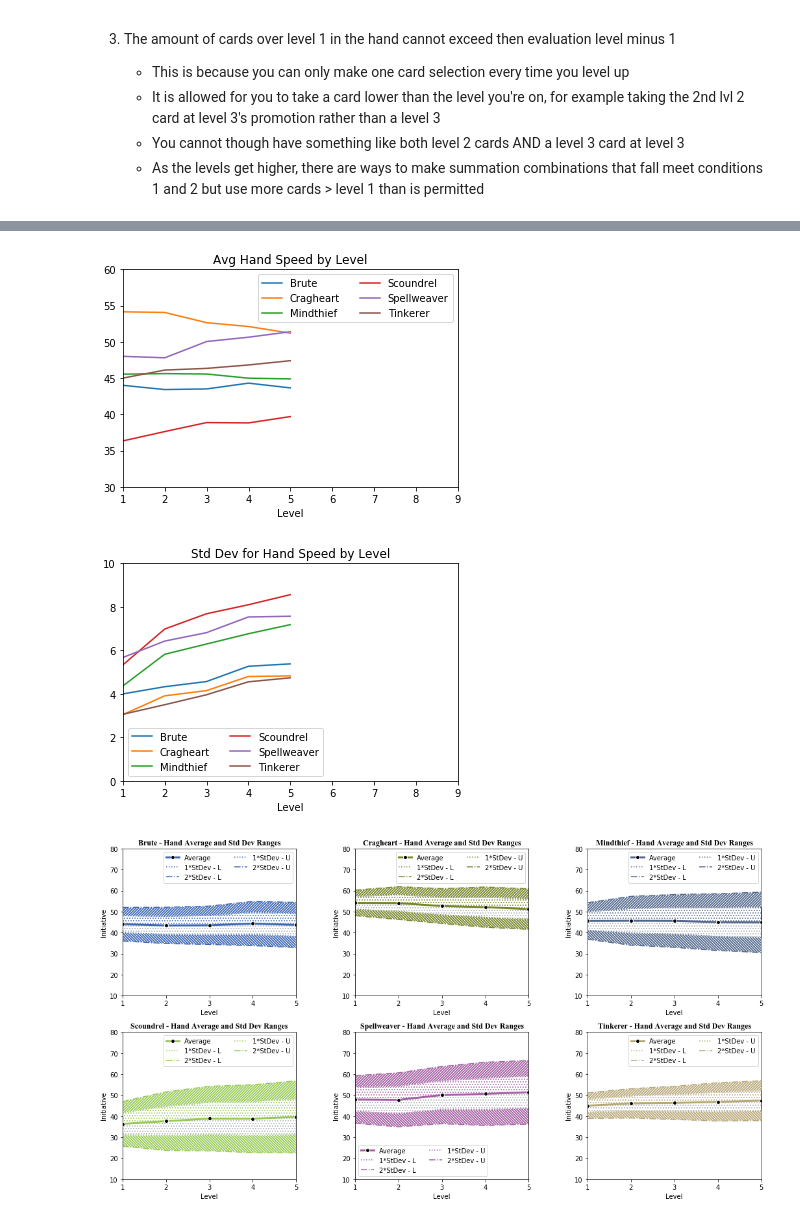
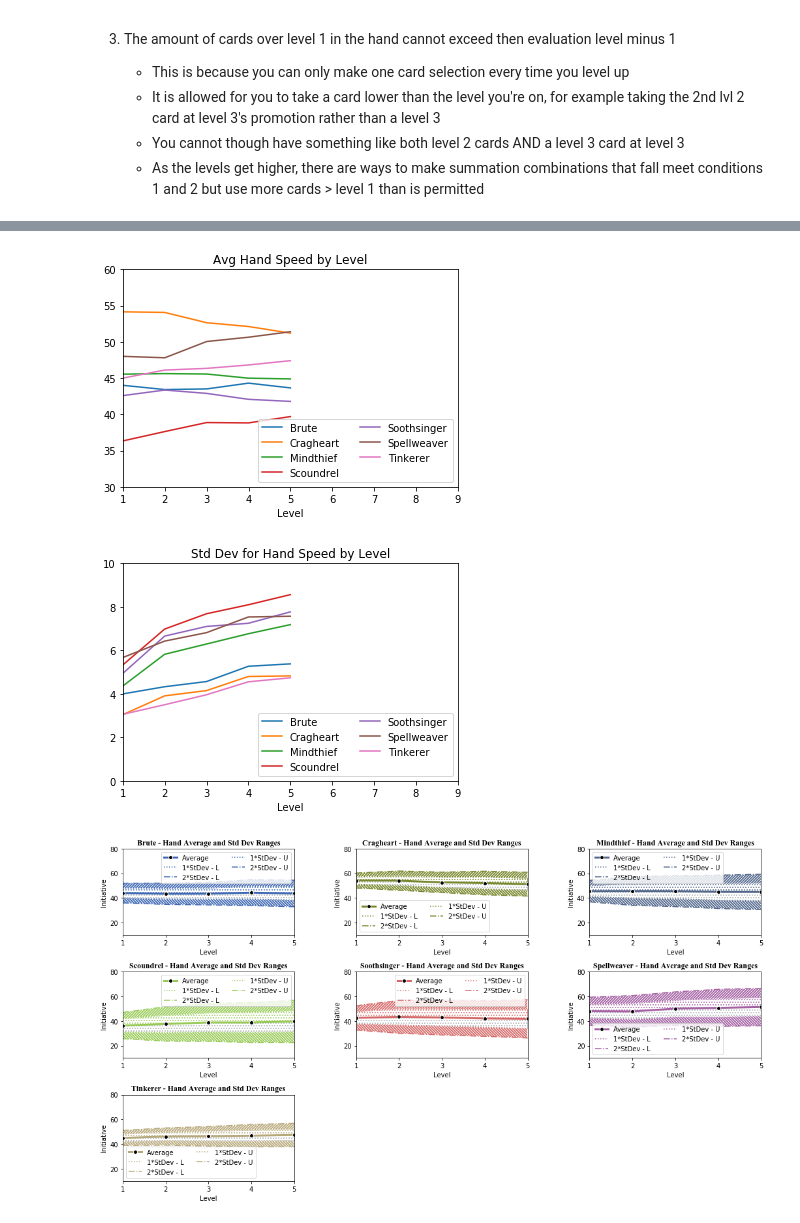
Before and after one commit to brandongiles/Gloomhaven, a Jupyter notebook: Gloomhaven_DataAnalysis.ipynb, the cells around one changed output, grey strips where cells are left out. Drawn from its saved outputs; the diff is of its cells as text; code cells hidden in the pictures.

```diff
--- a/Gloomhaven_DataAnalysis.ipynb
+++ b/Gloomhaven_DataAnalysis.ipynb
@@ -58,7 +56,7 @@ stdev_result_dict = dict()
 
 loop_lvl = 5
 
-for i in range(6):
+for i in range(7):
     # Setting data items for use later in code
     active_class = gen_classinfo['Class'][i]       # Setting the active class (Class[0] = Brute)
     hand_size = gen_classinfo['Hand Size'][i]      # Setting the hand size
@@ -171,8 +169,8 @@ plt.axis([1,9,0,10])
 plt.legend(loc='best', ncol = 2)
 plt.show()
 # %% [output]
-[figure, old version]
+[figure, new version]
-[figure, old version]
+[figure, new version]
 # %%
 # Creating a figure to hold the plots
 fig = plt.figure(figsize=(15,8))
@@ -190,7 +188,7 @@ for key, grp in total_results_df.groupby(['Class']):
     y5 = grp['L_2StdDev']
 
     # Adding a subplot to the base figure
-    ax = fig.add_subplot(2, 3, i)
+    ax = fig.add_subplot(3, 3, i)
 
     # Plotting the average
     ax = grp.plot(ax=ax, kind='line', x='Level', y='Average', label='Average',
@@ -223,31 +221,31 @@ for key, grp in total_results_df.groupby(['Class']):
     ax.set_xlabel('Level')
     ax.set_ylabel('Initiative')
     ax.set_xticks(grp['Level'])
 
     # Creating the coloring/formatting for the space between the average and +- (2*Std. Deviation)
     # Between Average and Upper Bound 1
     ax.fill_between(x, y1, y2, where = (y2 > y1), facecolor='#FFFFFF',
                     edgecolor=gen_classinfo[gen_classinfo['Class']==key]['Class Symbol Color'], hatch=3*".")
 
     ax.fill_between(x, y2, y4, where = (y4 > y2), edgecolor='#FFFFFF',
                     facecolor=gen_classinfo[gen_classinfo['Class']==key]['Class Symbol Color'], hatch=3*"//")
 
     # Between Average and Lower Bound
     # #E8EAEB'
     ax.fill_between(x, y1, y3, where = (y3 < y1), facecolor='#FFFFFF', edgecolor='#A5ACAF', hatch=3*".")
 
     ax.fill_between(x, y3, y5, where = (y5 < y3), edgecolor='#FFFFFF',
                     facecolor=gen_classinfo[gen_classinfo['Class']==key]['Class Symbol Color'], hatch=6*"\\")
 
 
 
     # Setting up the Legend
     ax.legend(ncol=2)
 
     i += 1
 
 # Adjusting the plot spacing in the figure
 plt.subplots_adjust(left=None, bottom=None, right=None, top=1, wspace=1, hspace=1)
 plt.tight_layout()
 # %% [output]
-[figure, old version]
+[figure, new version]
```
Also changed, not shown: parts of 2 cells of this notebook.
